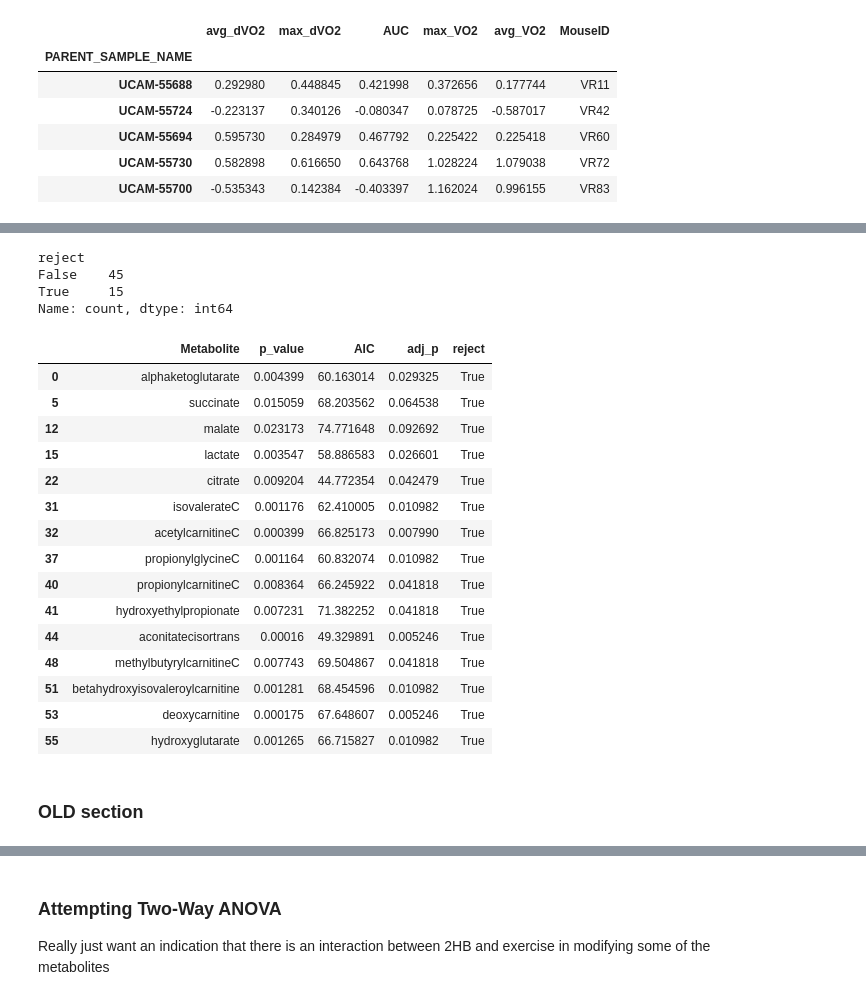
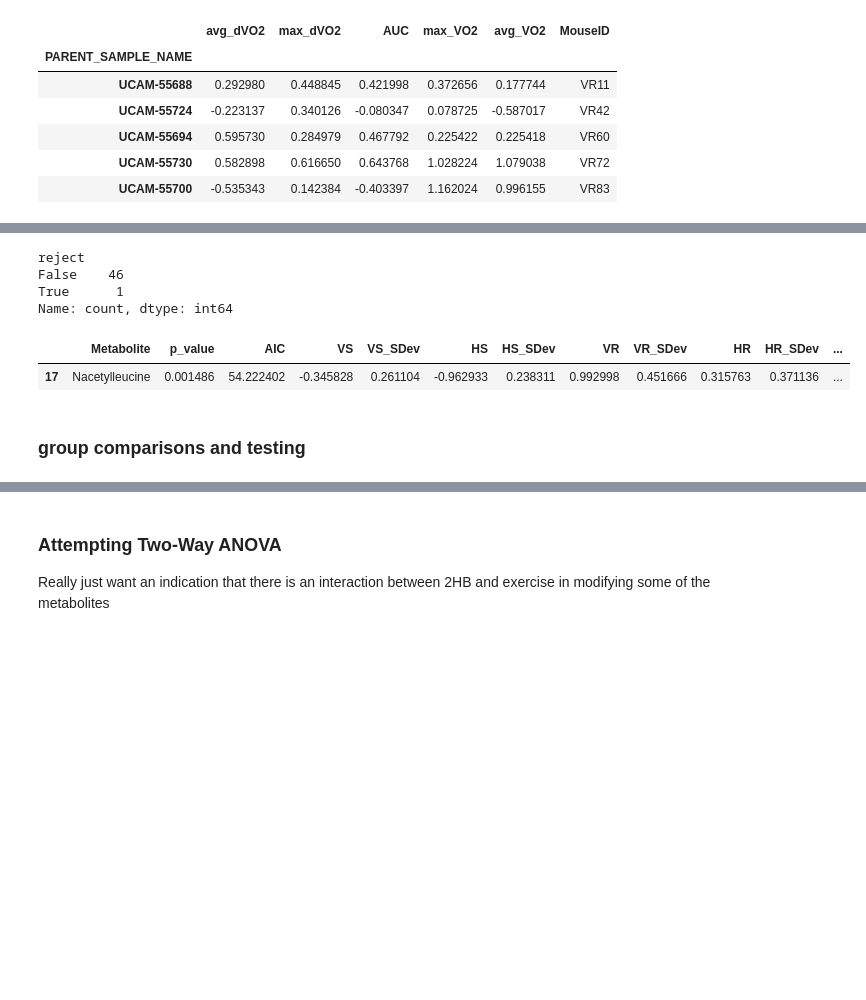
Before and after one commit to bjwadswo/JohnsonLab_Wadsworth-et-al_2HB-Metabolomics, a Jupyter notebook: Met_Analysis.ipynb, the cells around one changed output, grey strips where cells are left out. Cells and saved outputs as stored; diff of their text form; code cells hidden in the pictures; blank space fills up the shorter version.

Commit message:
Updates up to produced adjusted means from linear OLS model

```diff
--- a/Met_Analysis.ipynb
+++ b/Met_Analysis.ipynb
@@ -124,8 +124,8 @@ def impute_by_group(df,grouping_col):
     return holder_df
 
 
-muscle_na = impute_by_group(muscle_na,'Tx')
-serum_na = impute_by_group(serum_na,'Tx')
+muscle_na = impute_by_group(muscle_na,'Group')
+serum_na = impute_by_group(serum_na,'Group')
 # %%
 # impute na with col minimum, create a log-transform df to see if this helps with the probably skewed data
 def met_transform(df, scale_by, to_log, standard):
@@ -301,17 +325,39 @@ for met in ancova_fwn.columns[:-10]:
 # %%
-results = pd.DataFrame(columns=['Metabolite','p_value','AIC'])
+muscle_adj = pd.DataFrame(columns=muscle_fwn.columns)
+results = pd.DataFrame(columns=['Metabolite','p_value','AIC','VS','VS_SDev','HS','HS_SDev','VR','VR_SDev','HR','HR_SDev'])
 ancova_fwn = pd.merge(left=muscle_fwn,
                       right=serum_fwn[['glucosephosphate','carnitine']].add_suffix('_ser'),how='left',left_index=True,right_index=True,)
 # ancova_fwn = ancova_fwn[ancova_fwn.Ex == 'R']
-covars=['glucosephosphate_ser','carnitine_ser','avg_VO2','avg_dVO2']
+covars=['avg_VO2','avg_dVO2']
 for met in ancova_fwn.columns[:-10]:
     # print(met) # for tracking progress in loop
     ancova_table = ancova(data=ancova_fwn, dv=f'{met}', covar=covars, between='Tx')
-    model = sm.OLS(ancova_fwn[met],ancova_fwn[covars]).fit()
+    model = ols(formula=f'{met} ~ C(Tx) + C(Ex) + {covars[0]} + {covars[1]}', data=ancova_fwn).fit()
+    # C(Group) tells the model to expect a categorical variable
     aic = model.aic
+    # to get the adjusted means, use the fitted model to predict the values for each case, then subset based on group and then take the average and stdev
+    group_means = model.predict(ancova_fwn.assign(Intercept=0))
+    means = group_means[ancova_fwn['Group'] == 'VS'].mean(), group_means[ancova_fwn['Group'] == 'VR'].mean(), group_means[ancova_fwn['Group'] == 'HS'].mean(), group_means[ancova_fwn['Group'] == 'HR'].mean()
+    std_dev = group_means[ancova_fwn['Group'] == 'VS'].std(), group_means[ancova_fwn['Group'] == 'VR'].std(), group_means[ancova_fwn['Group'] == 'HS'].std(), group_means[ancova_fwn['Group'] == 'HR'].std()
+
+    muscle_adj[met] = group_means
+
     results.loc[len(results)] = pd.Series({
-        'Metabolite':met,
-        'p_value':ancova_table.iloc[0,4],
-        'AIC':aic
+        'Metabolite': met,
+        'p_value': ancova_table.iloc[0,4],
+        'AIC': aic,
+        'VS': means[0],
+        'VR': means[1],
+        'HS': means[2],
+        'HR': means[3],
+        'VS_SDev': std_dev[0],
+        'VR_SDev': std_dev[1],
+        'HS_SDev': std_dev[2],
+        'HR_SDev': std_dev[3]
 
     })
+
+results.to_csv('muscle_EMM.csv')
+muscle_adj['Group'] = muscle_fwn['Group']
+muscle_adj['Tx'] = muscle_fwn['Tx']
+muscle_adj['Ex'] = muscle_fwn['Ex']
@@ -338,32 +406,18 @@ results[results.p_value < 0.3].sort_values(by='p_value').reset_index()
 # %%
 reject, adj_pvalues, sidak, bonf = multipletests(
-    results.p_value.fillna(1), alpha=0.1, method = 'fdr_bh'
+    results.p_value.fillna(1), alpha=0.1, method = 'fdr_tsbh'
 )
 results['adj_p'] = adj_pvalues
 results['reject'] = reject
 print(results.reject.value_counts())
 results[results.reject == True]
 # %% [output]
 reject
-False    45
-True     15
+False    46
+True      1
 Name: count, dtype: int64
-|  | Metabolite | p_value | AIC | adj_p | reject |
-| 0 | alphaketoglutarate | 0.004399 | 60.163014 | 0.029325 | True |
-| 5 | succinate | 0.015059 | 68.203562 | 0.064538 | True |
-| 12 | malate | 0.023173 | 74.771648 | 0.092692 | True |
-| 15 | lactate | 0.003547 | 58.886583 | 0.026601 | True |
-| 22 | citrate | 0.009204 | 44.772354 | 0.042479 | True |
-| 31 | isovalerateC | 0.001176 | 62.410005 | 0.010982 | True |
-| 32 | acetylcarnitineC | 0.000399 | 66.825173 | 0.007990 | True |
-| 37 | propionylglycineC | 0.001164 | 60.832074 | 0.010982 | True |
-| 40 | propionylcarnitineC | 0.008364 | 66.245922 | 0.041818 | True |
-| 41 | hydroxyethylpropionate | 0.007231 | 71.382252 | 0.041818 | True |
-| 44 | aconitatecisortrans | 0.00016 | 49.329891 | 0.005246 | True |
-| 48 | methylbutyrylcarnitineC | 0.007743 | 69.504867 | 0.041818 | True |
-| 51 | betahydroxyisovaleroylcarnitine | 0.001281 | 68.454596 | 0.010982 | True |
-| 53 | deoxycarnitine | 0.000175 | 67.648607 | 0.005246 | True |
-| 55 | hydroxyglutarate | 0.001265 | 66.715827 | 0.010982 | True |
+|  | Metabolite | p_value | AIC | VS | VS_SDev | HS | HS_SDev | VR | VR_SDev | HR | HR_SDev | ... |
+| 17 | Nacetylleucine | 0.001486 | 54.222402 | -0.345828 | 0.261104 | -0.962933 | 0.238311 | 0.992998 | 0.451666 | 0.315763 | 0.371136 | ... |
-# %% [markdown]
-### OLD section
+# %% [markdown]
+### group comparisons and testing
 # %%
```
Also changed, not shown: parts of 14 cells of this notebook, 6 other files.
